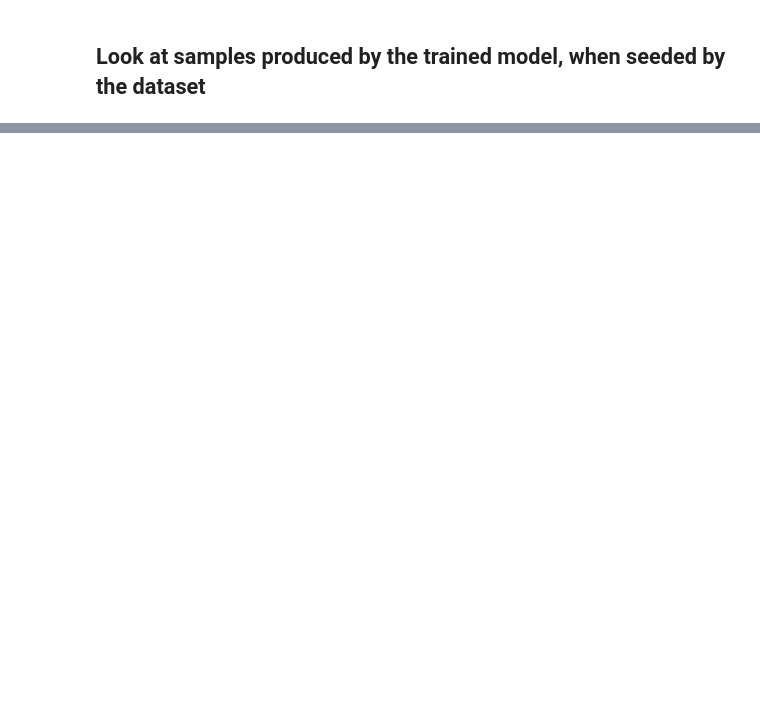
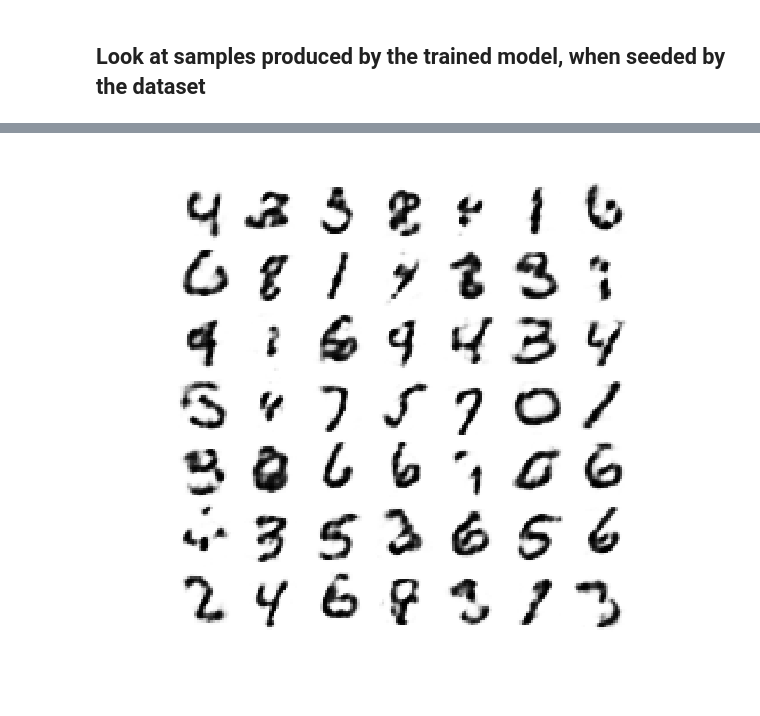
Before and after one commit to briantimar/denoising-rbms, a Jupyter notebook: plot_results_clean_nonpersistent.ipynb, the cells around one changed output, grey strips where cells are left out. Saved outputs shown, nothing was run; the diff lists cells and outputs as text; code cells hidden in the pictures; blank space fills up the shorter version.

```diff
--- a/plot_results_clean_nonpersistent.ipynb
+++ b/plot_results_clean_nonpersistent.ipynb
@@ -41,0 +51,5 @@ fig.savefig(savedir+"trained_samples_examples.png")
+# %%
+fig, ax = do_square_plot(probs_dataseed, s)
+fig.savefig(savedir+"trained_probs_dataseed.png")
+# %% [output]
+[figure, added]
```
Also changed, not shown: parts of 7 cells of this notebook, 20 other files.
